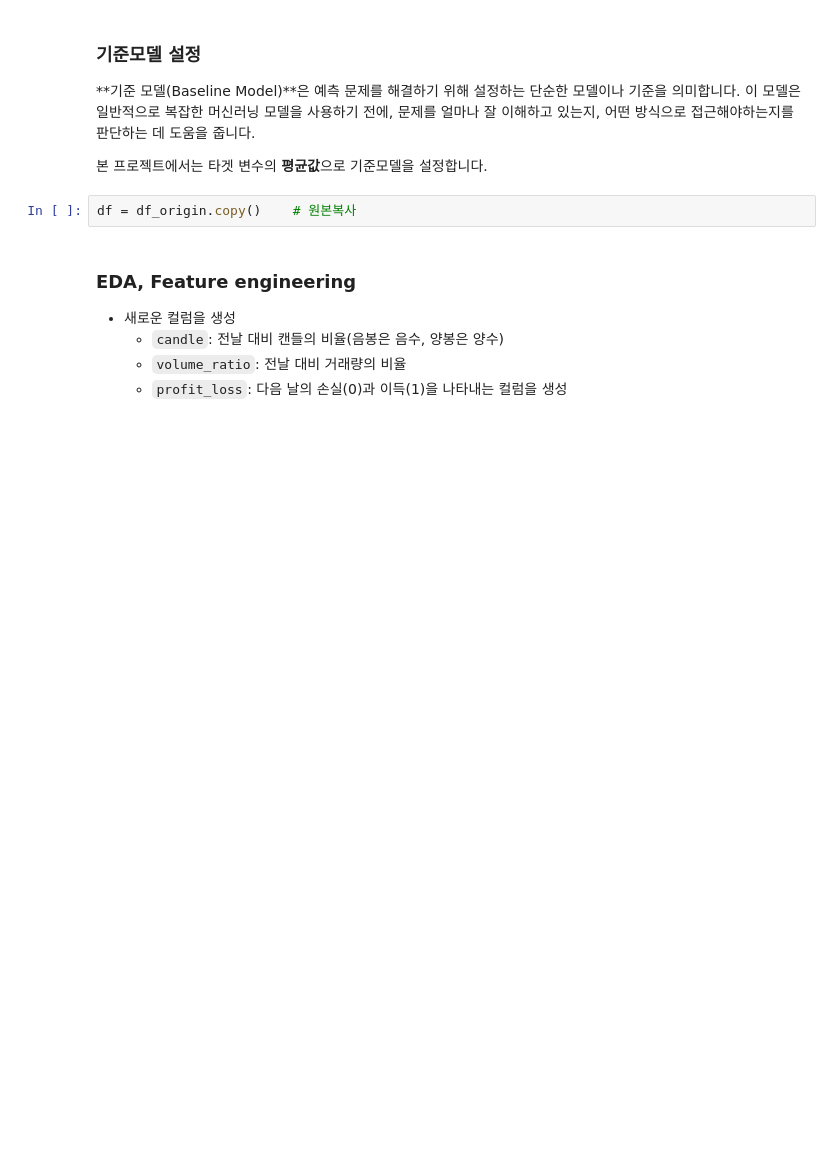
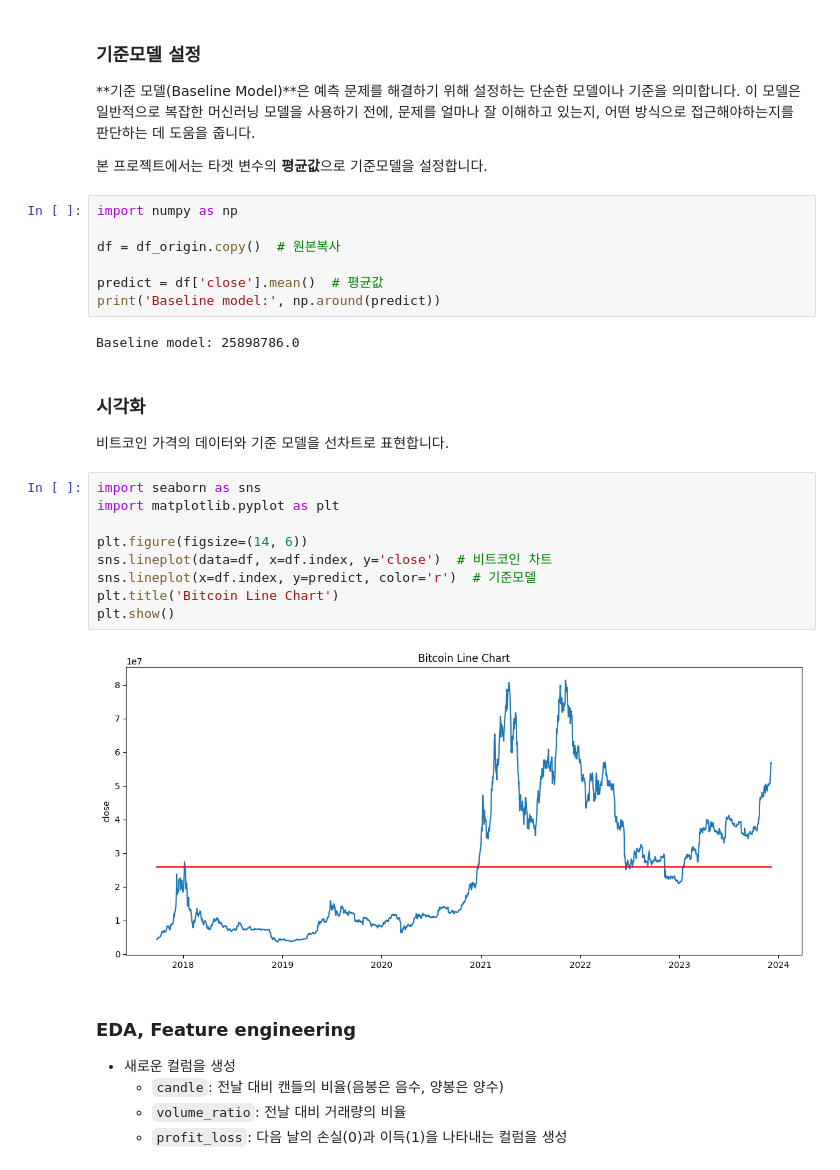
Before and after one commit to lagonee23/price-prediction-models, a Jupyter notebook: bitcoin_price_model.ipynb, the cells around one changed output. Saved outputs shown, nothing was run; the diff lists cells and outputs as text; blank space fills up the shorter version.

```diff
--- a/bitcoin_price_model.ipynb
+++ b/bitcoin_price_model.ipynb
@@ -74,8 +63,29 @@ plt.show()
 **기준 모델(Baseline Model)**은 예측 문제를 해결하기 위해 설정하는 단순한 모델이나 기준을 의미합니다. 이 모델은 일반적으로 복잡한 머신러닝 모델을 사용하기 전에, 문제를 얼마나 잘 이해하고 있는지, 어떤 방식으로 접근해야하는지를 판단하는 데 도움을 줍니다.
 
 본 프로젝트에서는 타겟 변수의 **평균값**으로 기준모델을 설정합니다.
-# %%
-df = df_origin.copy()    # 원본복사
+# %%
+import numpy as np
+
+df = df_origin.copy()  # 원본복사
+
+predict = df['close'].mean()  # 평균값
+print('Baseline model:', np.around(predict))
+# %% [output]
+Baseline model: 25898786.0
+# %% [markdown]
+### 시각화
+비트코인 가격의 데이터와 기준 모델을 선차트로 표현합니다.
+# %%
+import seaborn as sns
+import matplotlib.pyplot as plt
+
+plt.figure(figsize=(14, 6))
+sns.lineplot(data=df, x=df.index, y='close')  # 비트코인 차트
+sns.lineplot(x=df.index, y=predict, color='r')  # 기준모델
+plt.title('Bitcoin Line Chart')
+plt.show()
+# %% [output]
+[figure, added]
 # %% [markdown]
 ### EDA, Feature engineering
 * 새로운 컬럼을 생성
```
Also changed, not shown: parts of 1 cell of this notebook.
